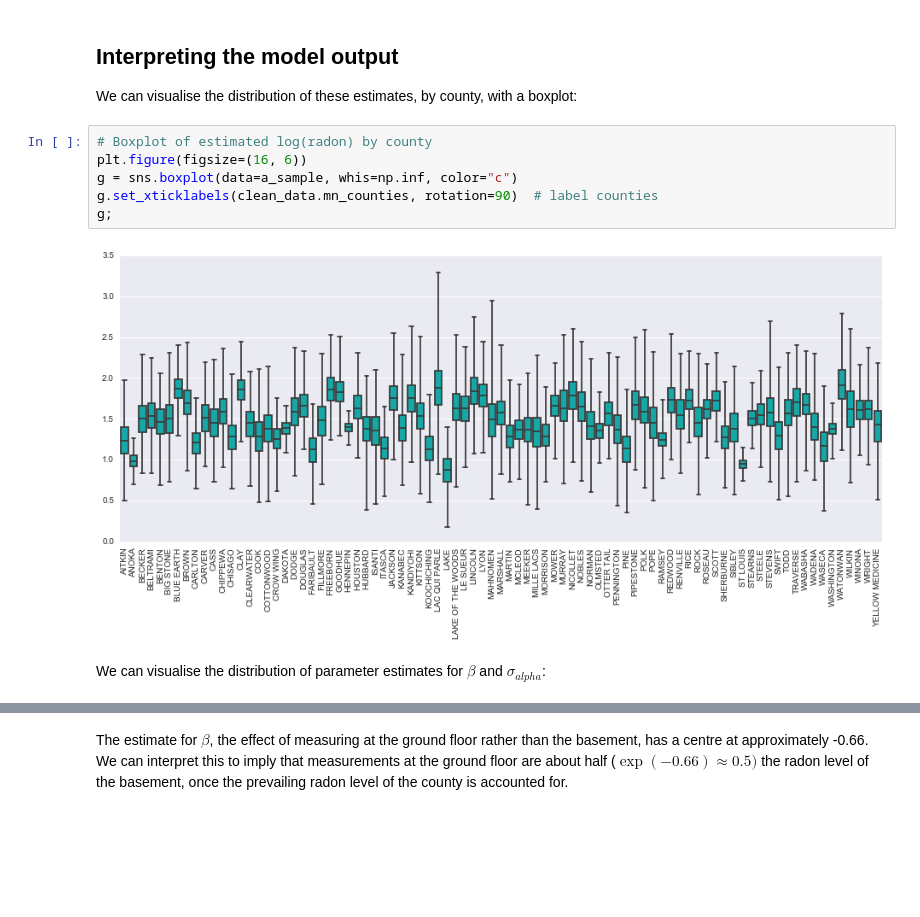
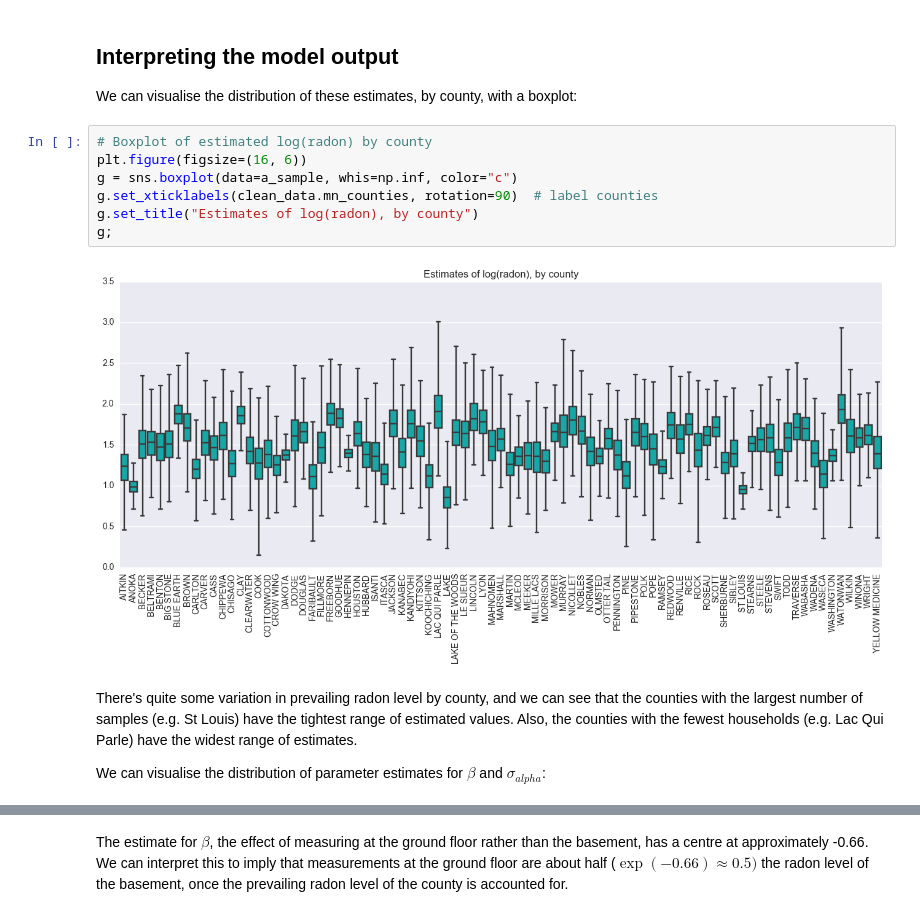
Before and after one commit to widdowquinn/Teaching-Stan-Hierarchical-Modelling, a Jupyter notebook: 08-partial_pooling_varying_intercept.ipynb, the cells around one changed output, grey strips where cells are left out. Cells and saved outputs as stored; diff of their text form; blank space fills up the shorter version.

```diff
--- a/08-partial_pooling_varying_intercept.ipynb
+++ b/08-partial_pooling_varying_intercept.ipynb
@@ -131,13 +135,16 @@ We can visualise the distribution of these estimates, by county, with a boxplot:
 # %%
 # Boxplot of estimated log(radon) by county
 plt.figure(figsize=(16, 6))
 g = sns.boxplot(data=a_sample, whis=np.inf, color="c")
 g.set_xticklabels(clean_data.mn_counties, rotation=90)  # label counties
+g.set_title("Estimates of log(radon), by county")
 g;
 # %% [output]
-[figure, old version]
+[figure, new version]
-# %% [markdown]
-We can visualise the distribution of parameter estimates for $\beta$ and $\sigma_{alpha}$:
+# %% [markdown]
+There's quite some variation in prevailing radon level by county, and we can see that the counties with the largest number of samples (e.g. St Louis) have the tightest range of estimated values. Also, the counties with the fewest households (e.g. Lac Qui Parle) have the widest range of estimates.
+
+We can visualise the distribution of parameter estimates for $\beta$ and $\sigma_{alpha}$:
 # %%
 # 2x2 plot of parameter estimate data
 fig, axes = plt.subplots(2, 2, figsize=(10, 6))
```
Also changed, not shown: parts of 5 cells of this notebook, 1 other file.
